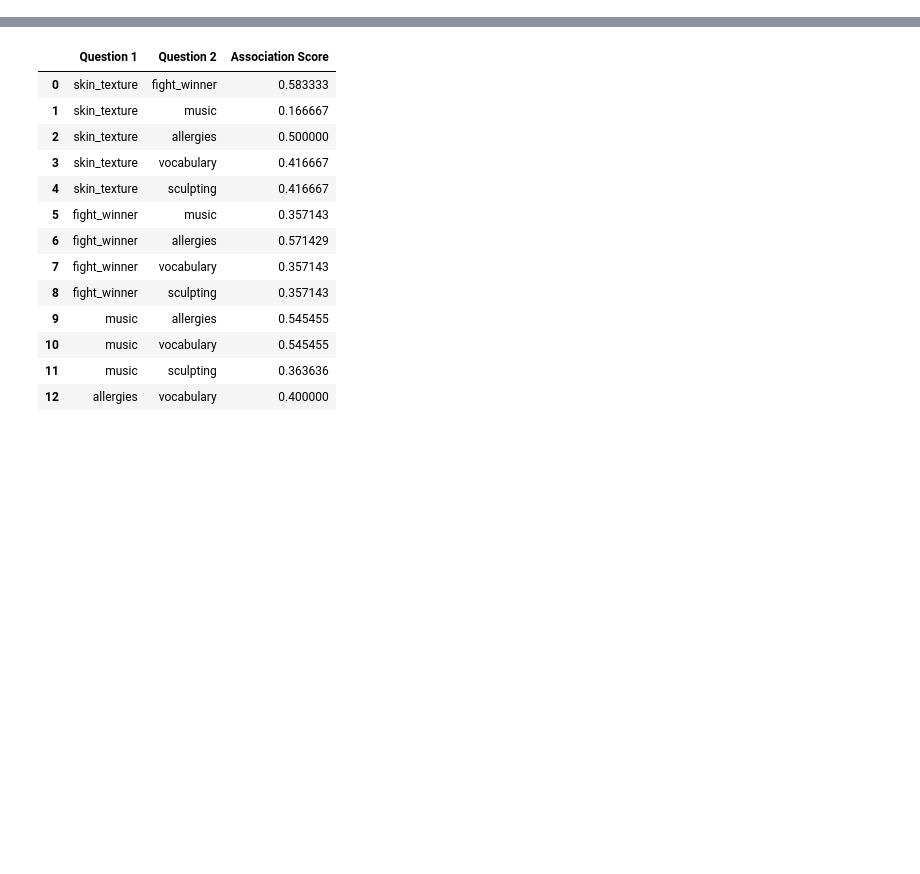
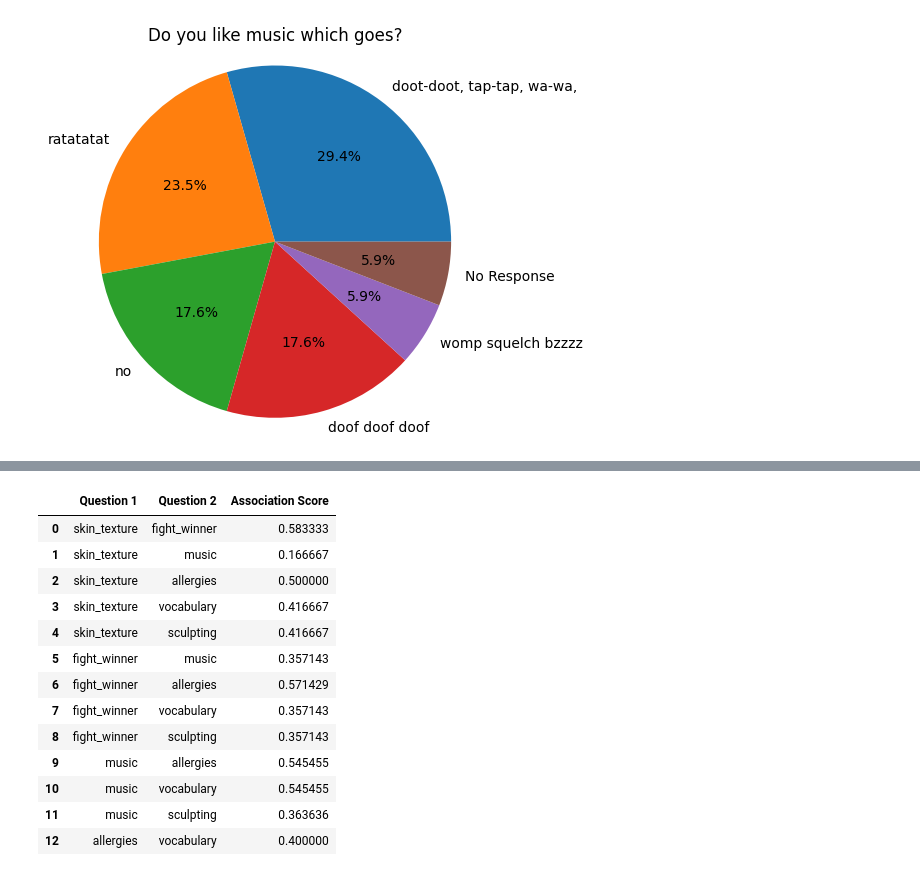
Before and after one commit to ferguslaidlaw/data-among-us, a Jupyter notebook: science.ipynb, the cells around one changed output, grey strips where cells are left out. Cells and saved outputs as stored; diff of their text form; code cells hidden in the pictures; blank space fills up the shorter version.

```diff
--- a/science.ipynb
+++ b/science.ipynb
@@ -11,0 +49,19 @@ df = pd.read_csv(path)
+# %%
+# plotting 'Do you like music which goes?'
+df_music = df['music']
+
+plt.figure(figsize=(5,5))  # Makes the pie chart a good size
+
+# Count the frequency of each unique value
+music_counts = df_music.value_counts()
+
+plt.pie(music_counts.values,
+        labels=music_counts.index,
+        autopct='%1.1f%%')  # Shows the percentage on each slice
+
+
+plt.title("Do you like music which goes?")
+plt.axis('equal')  # Makes the pie circular (instead of oval)
+plt.show()
+# %% [output]
+[figure, added]
```
Also changed, not shown: parts of 16 cells of this notebook.
